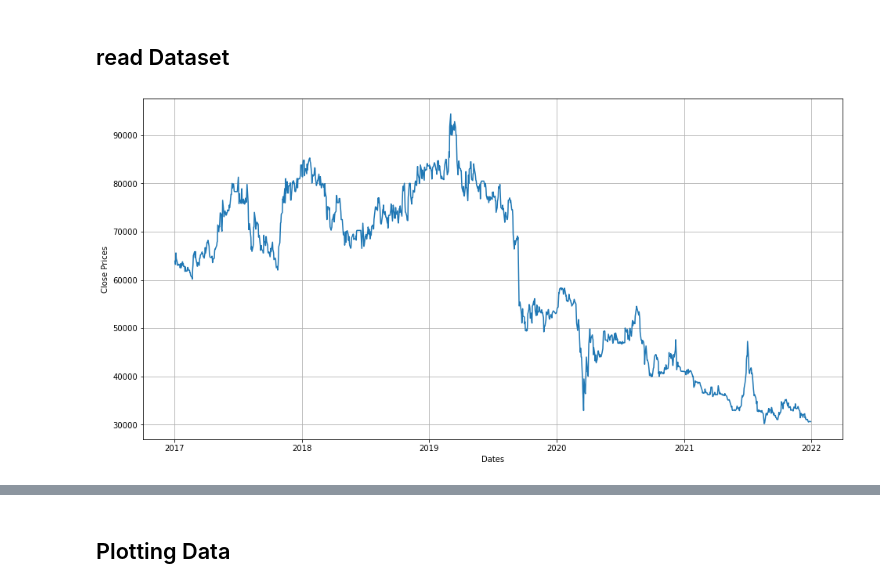
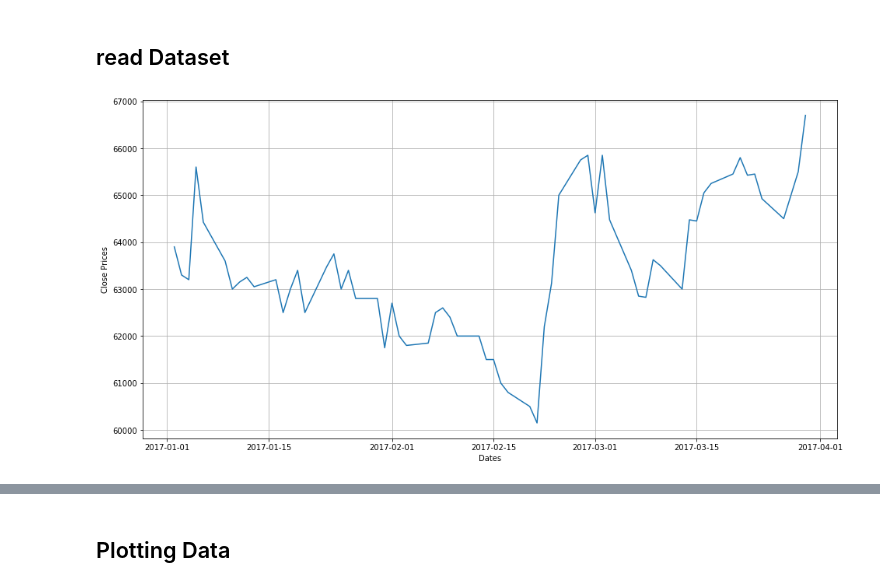
Before and after one commit to yoelagustinus/TugasAkhir, a Jupyter notebook: Stock Price Prediction ARIMA/ARIMA TA Stock Price Prediction.ipynb, the cells around one changed output, grey strips where cells are left out. Drawn from its saved outputs; the diff is of its cells as text; code cells hidden in the pictures.

```diff
--- a/Stock Price Prediction ARIMA/ARIMA TA Stock Price Prediction.ipynb
+++ b/Stock Price Prediction ARIMA/ARIMA TA Stock Price Prediction.ipynb
@@ -15,22 +15,23 @@ from sklearn.metrics import mean_squared_error, mean_absolute_error, mean_absolu
 # %% [markdown]
 ## Change The Indicators here..
 # %%
-name_of_dataset = 'GGRM-long.csv'
+name_of_dataset = 'GGRM-short.csv'
+name_dataset = 'GGRM-short'
 column_dataset_obs = 'Close'
-p = 1
+p = 2
 d = 1
 q = 1
 # %% [markdown]
 ## read Dataset
 # %%
-dateparse = lambda dates: pd.datetime.strptime(dates, '%d/%m/%Y')
+dateparse = lambda dates: pd.datetime.strptime(dates, '%Y-%m-%d')
 data = pd.read_csv('../Datasets/'+name_of_dataset, sep=',', parse_dates=['Date'], index_col='Date',date_parser=dateparse)
 #data = data.loc['2012-11-10':'2017-11-10']
 plt.figure(figsize=(16,8))
 plt.grid(True)
 plt.xlabel('Dates')
 plt.ylabel(column_dataset_obs+' Prices')
 plt.plot(data[column_dataset_obs]);
 # %% [output]
-[figure, old version]
+[figure, new version]
 # %%
```
Also changed, not shown: parts of 13 cells of this notebook, 11 other files.
